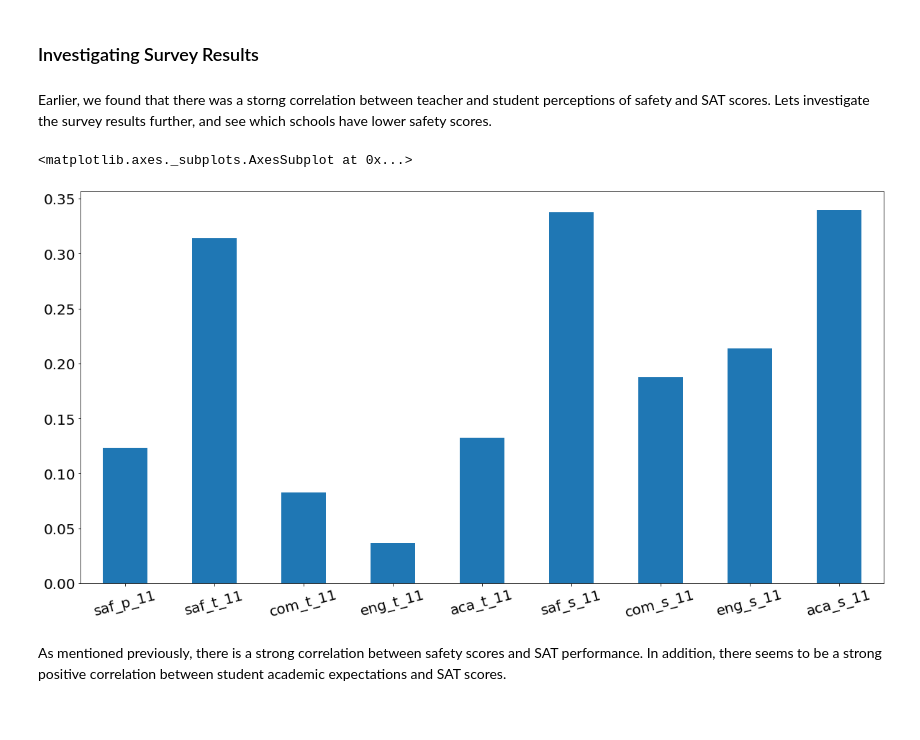
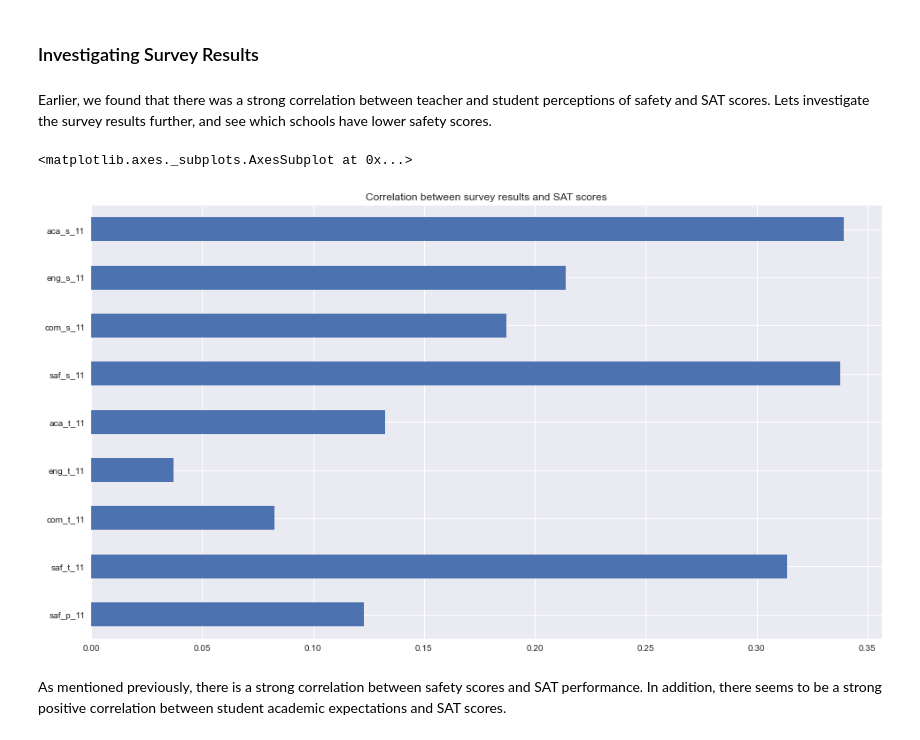
Before and after one commit to billy-moore-98/analysing_ny_schools_data, a Jupyter notebook: data_analysis.ipynb, the cells around one changed output. Cells and saved outputs as stored; diff of their text form; code cells hidden in the pictures.

```diff
--- a/data_analysis.ipynb
+++ b/data_analysis.ipynb
@@ -23,7 +23,10 @@ import pandas as pd
 import numpy as np
 import matplotlib.pyplot as plt
 import seaborn as sns
+plt.style.use('seaborn')
 %matplotlib inline
+# %%
+plt.rcParams['figure.figsize'] = (16, 9)
 # %%
 data = pd.read_csv('clean_data.csv')
 data.head()
@@ -126,28 +129,28 @@ As expected, there is a much stronger correlation between *ell_percent* and *sat
 # %% [markdown]
 ### Investigating Survey Results
 # %% [markdown]
-Earlier, we found that there was a storng correlation between teacher and student perceptions of safety and SAT scores. Lets investigate the survey results further, and see which schools have lower safety scores.
+Earlier, we found that there was a strong correlation between teacher and student perceptions of safety and SAT scores. Lets investigate the survey results further, and see which schools have lower safety scores.
 # %%
 # list of survey cols
 survey_reps = ['saf_p_11',
                'saf_t_11',
                'com_t_11',
                'eng_t_11',
                'aca_t_11',
                'saf_s_11',
                'com_s_11',
                'eng_s_11',
                'aca_s_11'
               ]
 
 # compute correlation between survey results and sat_score
 survey_corr = data.corr()['sat_score'].loc[survey_reps]
 
 # plot bar graph of correlations
-survey_corr.plot.bar(figsize=(20,10), rot=15, fontsize=20)
+survey_corr.plot.barh(title='Correlation between survey results and SAT scores')
 # %% [output]
 <matplotlib.axes._subplots.AxesSubplot at 0x...>
-[figure, old version]
+[figure, new version]
 # %% [markdown]
 As mentioned previously, there is a strong correlation between safety scores and SAT performance. In addition, there seems to be a strong positive correlation between student academic expectations and SAT scores.
 # %%
```
Also changed, not shown: parts of 8 cells of this notebook.
